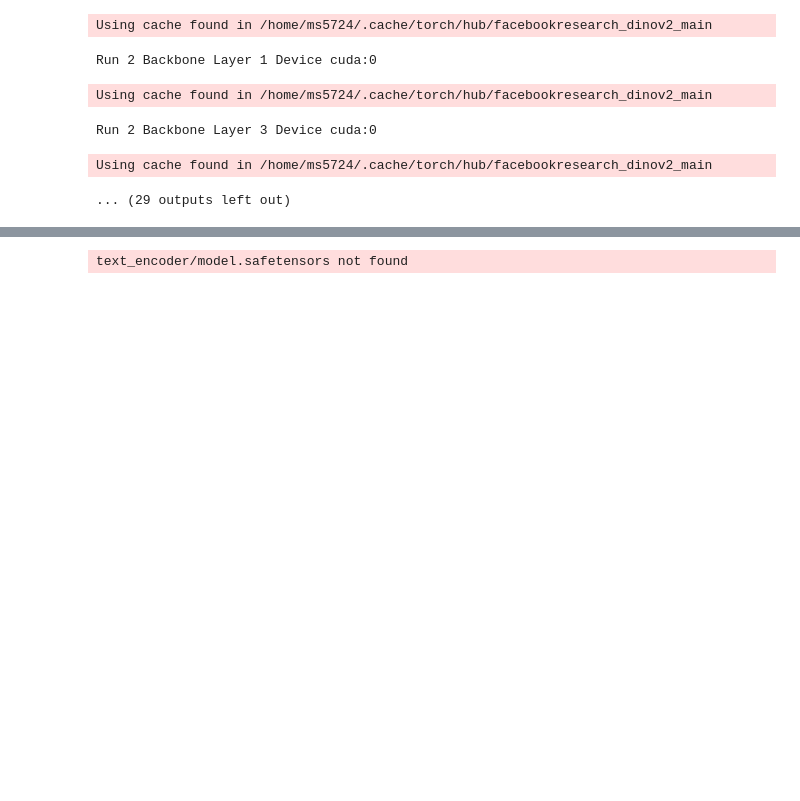
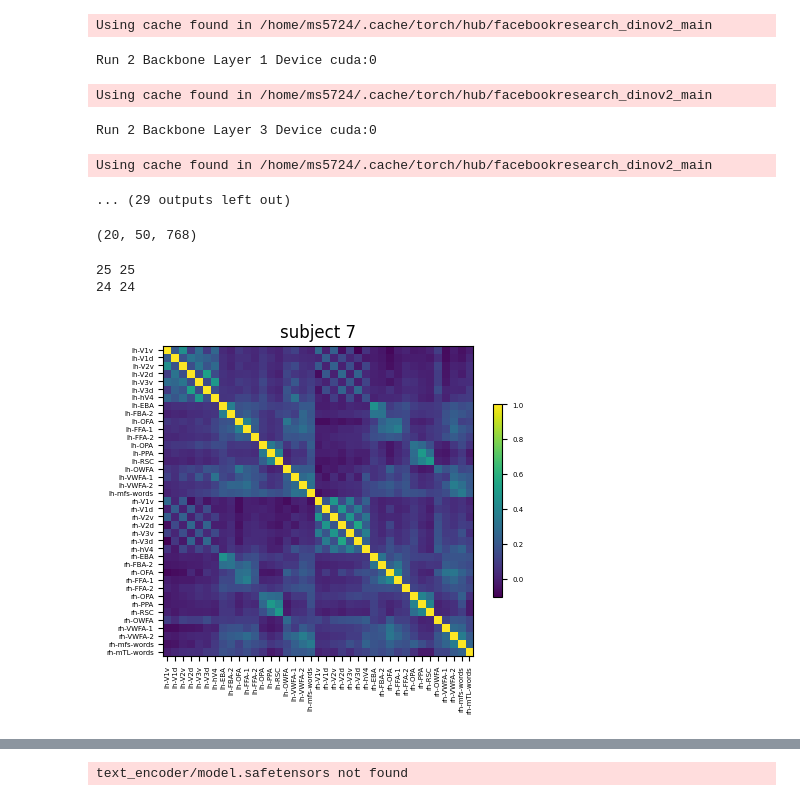
Before and after one commit to sunminni1031/transformer_brain_encoder, a Jupyter notebook: brain_guided_image_generation.ipynb, the cells around one changed output, grey strips where cells are left out. Drawn from its saved outputs; the diff is of its cells as text; code cells hidden in the pictures; blank space fills up the shorter version.

```diff
--- a/brain_guided_image_generation.ipynb
+++ b/brain_guided_image_generation.ipynb
@@ -18,3 +18,8 @@ from diffusers import DiffusionPipeline, DPMSolverMultistepScheduler
 warnings.filterwarnings('ignore')
 os.chdir('/engram/nklab/hossein/recurrent_models/transformer_brain_encoder/')
 save_fld = '/engram/nklab/ms5724/transformer_brain_encoder/images'
+plt.rcParams.update({'font.size': 6,
+                     # 'font.family': 'arial',
+                     'pdf.fonttype': 42,
+                     'ps.fonttype': 42,
+                     'savefig.dpi': 480})
@@ -55,12 +58,12 @@ subj = 1
 # %%
+subj = 7
 enc_output_layer = [1, 3, 5, 7]
 runs = np.arange(1, 6)
-model = brain_encoder_wrapper(subj=subj, enc_output_layer=enc_output_layer, runs=runs, detach_k=detach_k)
+model = brain_encoder_wrapper(subj=subj, enc_output_layer=enc_output_layer, runs=runs, detach_k=False)
 model_name = 'model'
 model_name += 'Subj' + str(subj)
 model_name += 'Layer' + ''.join([str(cur) for cur in enc_output_layer])
 model_name += 'Runs' + ''.join([str(cur) for cur in runs])
-model_name += 'detachk' if detach_k else ''
 print(model_name, flush=True)
 # %% [output]
 Run 1 Backbone Layer 1 Device cuda:0
@@ -76,3 +79,60 @@ Using cache found in /home/ms5724/.cache/torch/hub/facebookresearch_dinov2_main
 Run 2 Backbone Layer 3 Device cuda:0
 Using cache found in /home/ms5724/.cache/torch/hub/facebookresearch_dinov2_main
 ... (29 outputs left out)
+# %%
+q_linear_list = []
+for i_model in range(len(model.models)):
+    q_proj = model.models[i_model].transformer.decoder.layers[0].multihead_attn.in_proj_weight[:768].detach().cpu().numpy()
+    q_bias = model.models[i_model].transformer.decoder.layers[0].multihead_attn.in_proj_bias[:768].detach().cpu().numpy()
+    q_embed = model.models[i_model].query_embed.weight.detach().cpu().numpy()
+    # print(q_proj.shape, q_bias.shape, q_embed.shape)
+    q_linear = (q_proj @ q_embed.T).T + q_bias
+    q_linear_list.append(q_linear)
+q_linear_list = np.array(q_linear_list)
+print(q_linear_list.shape)
+# %% [output]
+(20, 50, 768)
+# %%
+print(len(model.lh_challenge_rois), len(model.rh_challenge_rois))
+print(len(model.lh_roi_names), len(model.rh_roi_names))
+# %% [output]
+25 25
+24 24
+# %%
+roi_names = []
+roi_i_arr = []
+for side in ['lh', 'rh']:
+    for i in range(24):
+        if getattr(model, f'{side}_challenge_rois')[i].sum().cpu().numpy() > 0:
+            roi_names.append(side + '-' + getattr(model, f'{side}_roi_names')[i])
+            roi_i_arr.append((i if side == 'lh' else i + 25))
+
+rsa_avg = []
+n_roi = len(roi_i_arr)
+for i_model in range(20):
+    rsa = np.zeros((n_roi, n_roi))
+    for ii, i in enumerate(roi_i_arr):
+        for jj, j in enumerate(roi_i_arr):
+            cur_i = q_linear_list[i_model][i]
+            cur_j = q_linear_list[i_model][j]
+            rsa[ii, jj] = cur_i @ cur_j / np.linalg.norm(cur_i) / np.linalg.norm(cur_j)
+    rsa_avg.append(rsa)
+rsa_avg = np.array(rsa_avg).mean(0)
+
+
+plt.rcParams.update({'font.size': 5})
+fig, ax = plt.subplots(1, 1, figsize=(5, 5))
+im = ax.imshow(rsa_avg)
+fig.colorbar(im, shrink=0.5)
+ax.set_yticks(np.arange(len(roi_names)))
+_ = ax.set_yticklabels(roi_names)
+ax.set_xticks(np.arange(len(roi_names)))
+_ = ax.set_xticklabels(roi_names, rotation=90)
+ax.set_title(f'subject {subj}', fontsize=12)
+
+save_dir = '/engram/nklab/ms5724/transformer_brain_encoder'
+fig_name = f'{save_dir}/figures/rsa_subj{subj}_stack.png'
+fig.savefig(fig_name, bbox_inches='tight')
+fig.savefig(fig_name.replace('.png', '.pdf'), bbox_inches='tight')
+# %% [output]
+[figure, added]
```
Also changed, not shown: parts of 10 cells of this notebook, 1 other file.
